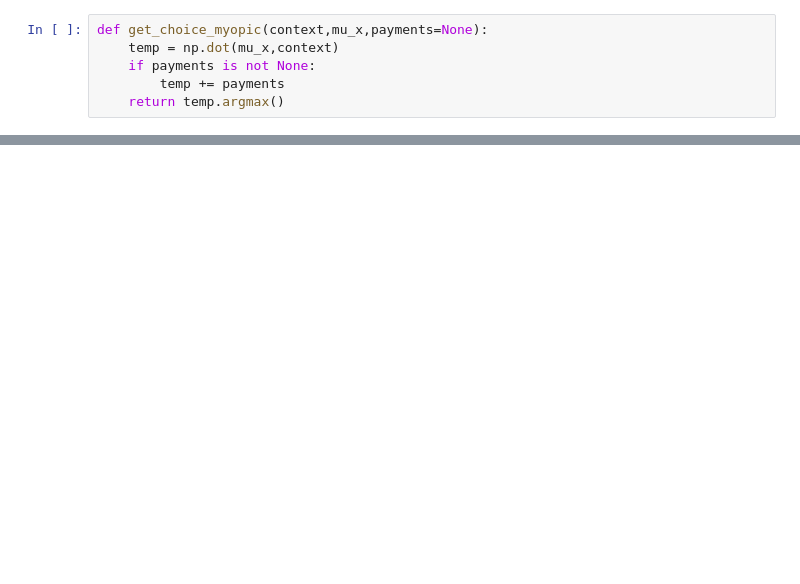
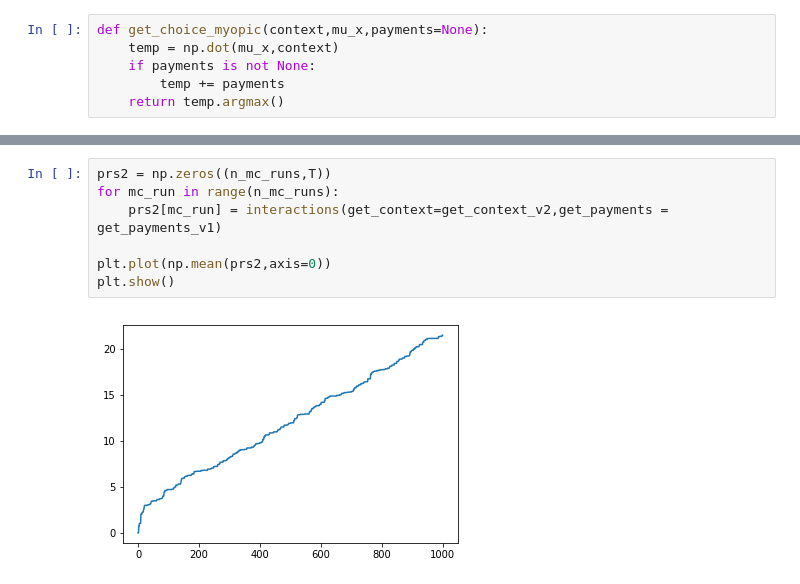
Before and after one commit to thejat/Pay2Explore, a Jupyter notebook: experiments.ipynb, the cells around one changed output, grey strips where cells are left out. Cells and saved outputs as stored; diff of their text form; blank space fills up the shorter version.

```diff
--- a/experiments.ipynb
+++ b/experiments.ipynb
@@ -109,0 +164,9 @@ plt.show()
+# %%
+prs2 = np.zeros((n_mc_runs,T))
+for mc_run in range(n_mc_runs):
+    prs2[mc_run] = interactions(get_context=get_context_v2,get_payments = get_payments_v1)
+
+plt.plot(np.mean(prs2,axis=0))
+plt.show()
+# %% [output]
+[figure, added]
```
Also changed, not shown: parts of 8 cells of this notebook.
